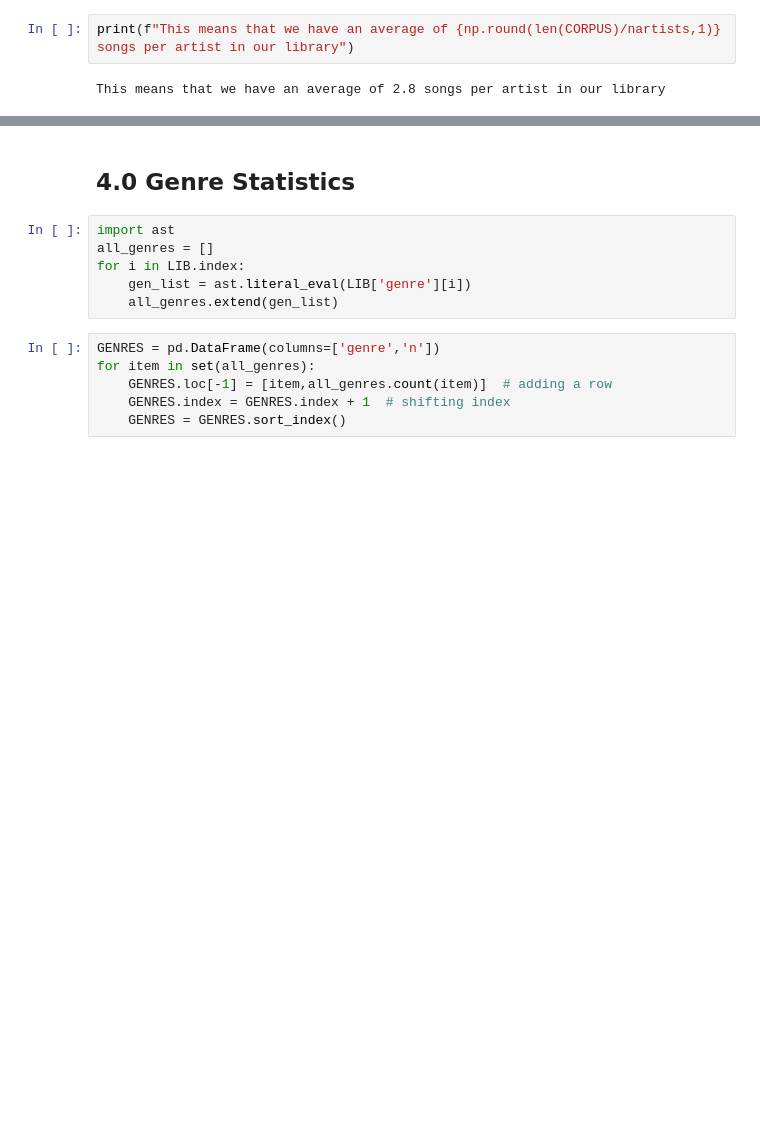
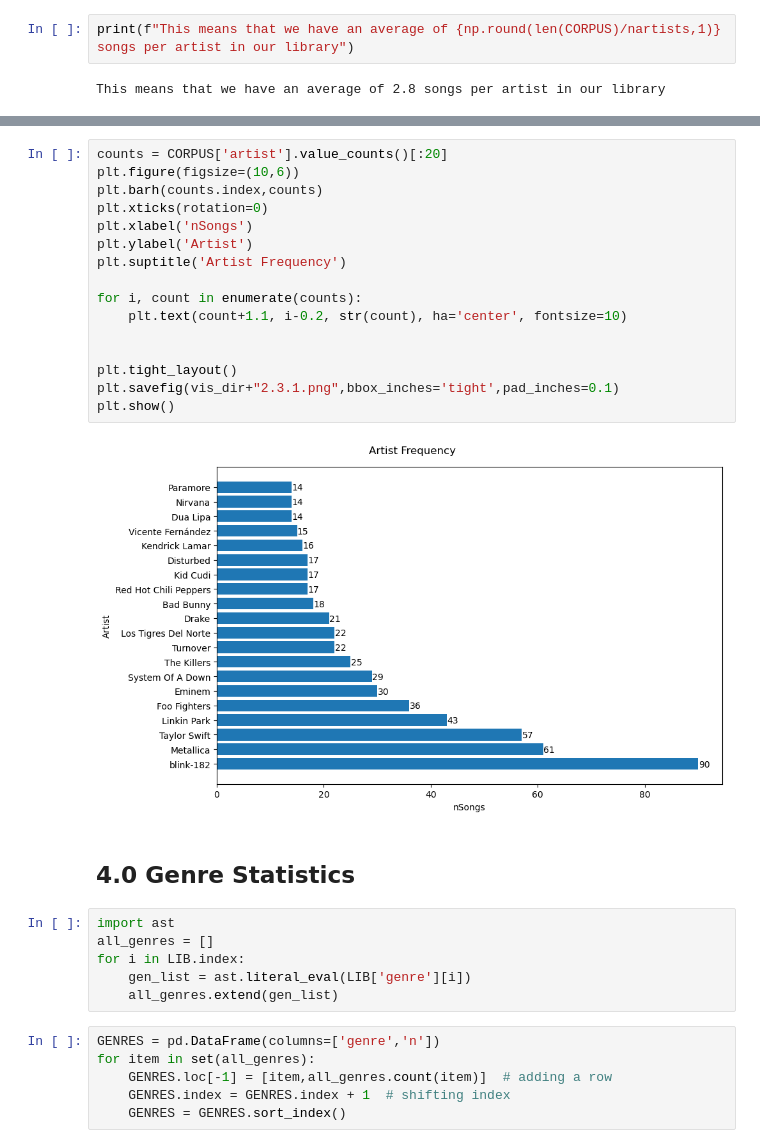
Before and after one commit to raymundo-mora/Projects, a Jupyter notebook: Spotify Topic Models/2. First EDA.ipynb, the cells around one changed output, grey strips where cells are left out. Drawn from its saved outputs; the diff is of its cells as text; blank space fills up the shorter version.

```diff
--- a/Spotify Topic Models/2. First EDA.ipynb
+++ b/Spotify Topic Models/2. First EDA.ipynb
@@ -127,3 +199,21 @@ fig.show()
+# %%
+counts = CORPUS['artist'].value_counts()[:20]
+plt.figure(figsize=(10,6))
+plt.barh(counts.index,counts)
+plt.xticks(rotation=0)
+plt.xlabel('nSongs')
+plt.ylabel('Artist')
+plt.suptitle('Artist Frequency')
+
+for i, count in enumerate(counts):
+    plt.text(count+1.1, i-0.2, str(count), ha='center', fontsize=10)
+
+
+plt.tight_layout()
+plt.savefig(vis_dir+"2.3.1.png",bbox_inches='tight',pad_inches=0.1)
+plt.show()
+# %% [output]
+[figure, added]
 # %% [markdown]
 ## 4.0 Genre Statistics
 # %%
```
Also changed, not shown: parts of 26 cells of this notebook, 7 other files.
